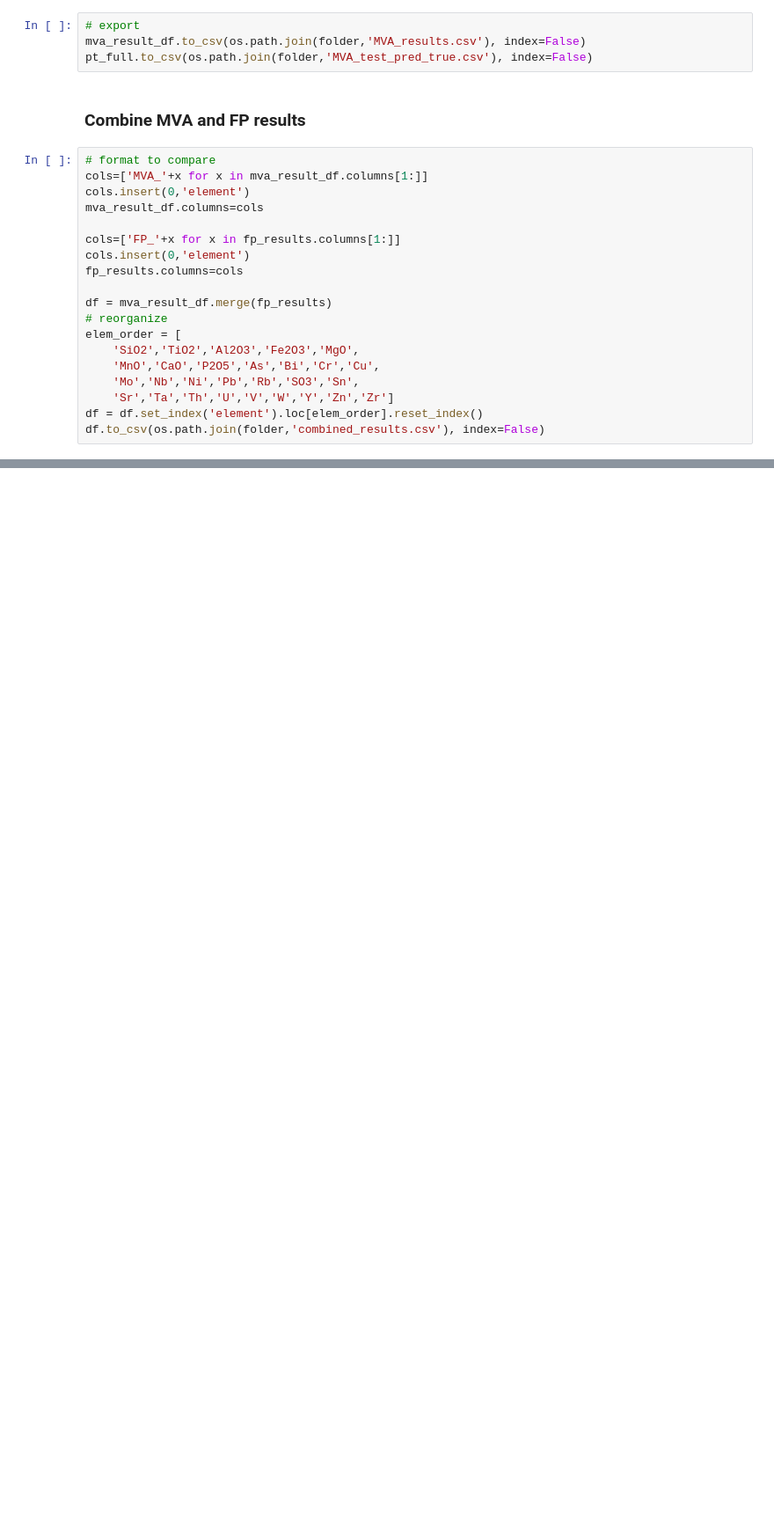
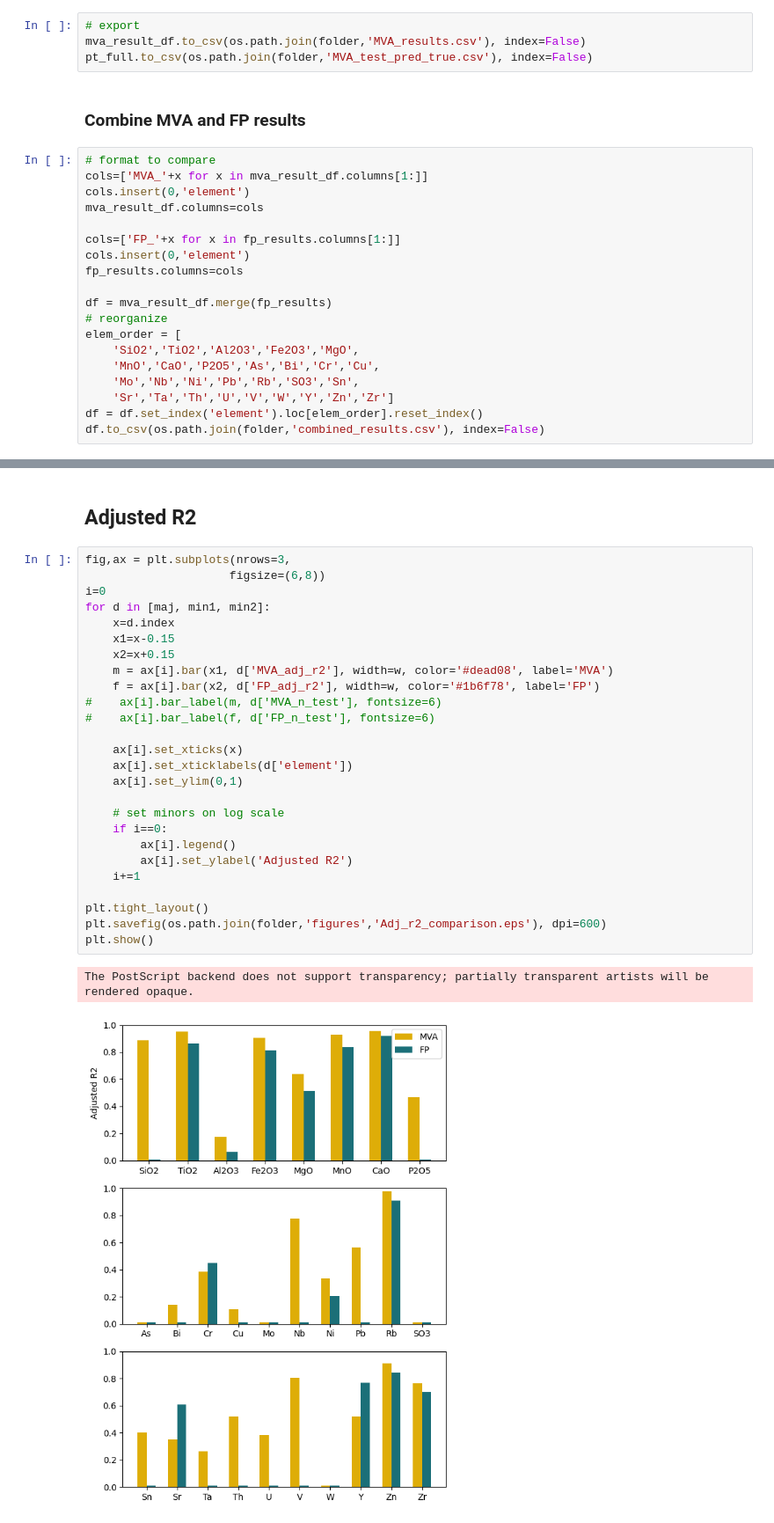
Before and after one commit to ytsmacr/XRF-fundamentals-vs.-MVA, a Jupyter notebook: NEW_complete_analysis.ipynb, the cells around one changed output, grey strips where cells are left out. Shown at 88% size. Saved outputs shown, nothing was run; the diff lists cells and outputs as text; blank space fills up the shorter version.

```diff
--- a/NEW_complete_analysis.ipynb
+++ b/NEW_complete_analysis.ipynb
@@ -550,0 +569,31 @@ df.to_csv(os.path.join(folder,'combined_results.csv'), index=False)
+# %% [markdown]
+## Adjusted R2
+# %%
+fig,ax = plt.subplots(nrows=3,
+                     figsize=(6,8))
+i=0
+for d in [maj, min1, min2]:
+    x=d.index
+    x1=x-0.15
+    x2=x+0.15
+    m = ax[i].bar(x1, d['MVA_adj_r2'], width=w, color='#dead08', label='MVA')
+    f = ax[i].bar(x2, d['FP_adj_r2'], width=w, color='#1b6f78', label='FP')
+#    ax[i].bar_label(m, d['MVA_n_test'], fontsize=6)
+#    ax[i].bar_label(f, d['FP_n_test'], fontsize=6)
+
+    ax[i].set_xticks(x)
+    ax[i].set_xticklabels(d['element'])
+    ax[i].set_ylim(0,1)
+
+    # set minors on log scale
+    if i==0:
+        ax[i].legend()
+        ax[i].set_ylabel('Adjusted R2')
+    i+=1
+
+plt.tight_layout()
+plt.savefig(os.path.join(folder,'figures','Adj_r2_comparison.eps'), dpi=600)
+plt.show()
+# %% [output]
+The PostScript backend does not support transparency; partially transparent artists will be rendered opaque.
+[figure, added]
```
Also changed, not shown: parts of 26 cells of this notebook, 1 other file.
